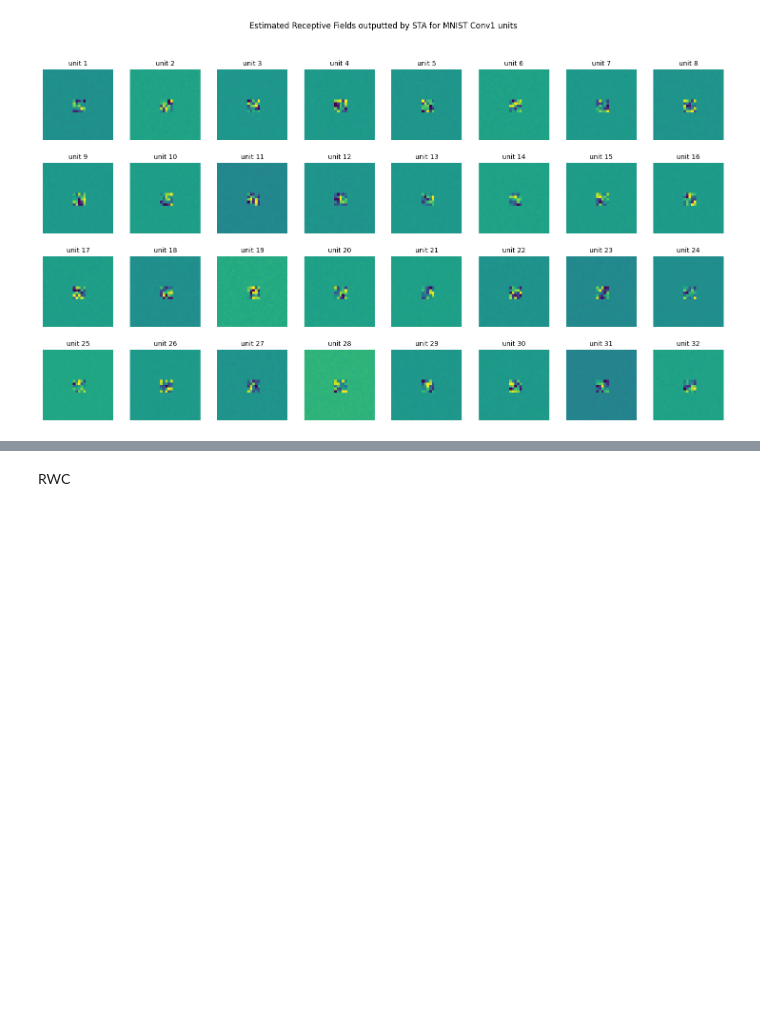
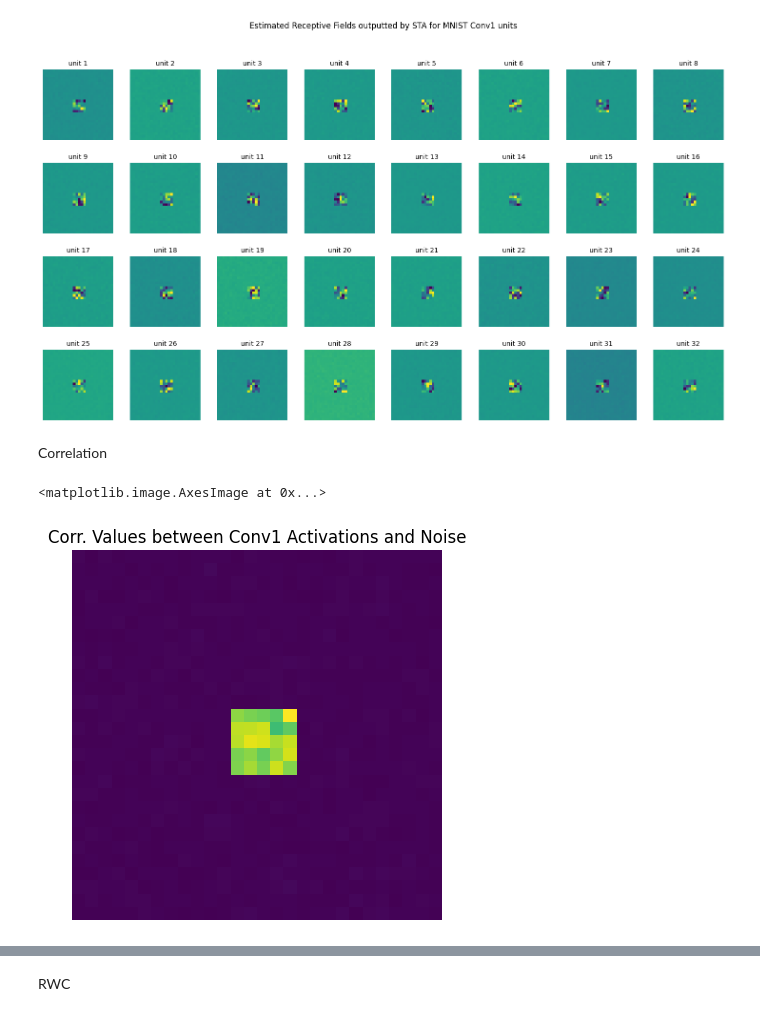
Before and after one commit to gurooria/ResponseWeightedAnalysis, a Jupyter notebook: MNIST_rf.ipynb, the cells around one changed output, grey strips where cells are left out. Cells and saved outputs as stored; diff of their text form; code cells hidden in the pictures; blank space fills up the shorter version.

Commit message:
correlation method to find rf updated

```diff
--- a/MNIST_rf.ipynb
+++ b/MNIST_rf.ipynb
@@ -87,7 +87,7 @@ plt.show()
 NBatches = 50
 BSize = 1000
 zeroMean = True
-layer = 'conv1'
+layer = 'conv2'
 # %%
 act_conv2, noise2 = ActRecorder_mnist(layer, net, NBatches=NBatches, BSize=BSize, zeroMean=zeroMean)
 print(noise2.min(), noise2.max(), noise2.mean())
@@ -169,3 +169,5 @@ plt.gcf().set_size_inches(15, 9)
 plt.show()
 # %% [output]
 [figure]
+# %% [markdown]
+Correlation
@@ -171,0 +176,23 @@ plt.show()
+# %%
+# calculate the correlation between act_conv1 and each pixel value of noise1
+correlation = np.zeros((noise1.shape[1], noise1.shape[2])) # mask to store the correlation values
+
+# go through each pixel value of noise1
+with tqdm(total=act_conv1.shape[0]*noise1.shape[1]*noise1.shape[2]) as pbar:
+    for i in range(act_conv1.shape[0]):
+        for j in range(noise1.shape[1]):
+            for k in range(noise1.shape[2]):
+                correlation[j, k] += abs(np.corrcoef(act_conv1[i].flatten(), noise1[:, j, k].flatten())[0, 1])
+                pbar.update(1)
+
+# get the average correlation value
+correlation = correlation / act_conv1.shape[0]
+# %%
+# shows the correlation values as a plot
+to_show = (correlation - correlation.min()) / (correlation.max() - correlation.min()) # normalise to [0, 1]
+plt.axis('off')
+plt.title('Corr. Values between Conv1 Activations and Noise')
+plt.imshow(to_show)
+# %% [output]
+<matplotlib.image.AxesImage at 0x...>
+[figure, added]
```
Also changed, not shown: parts of 14 cells of this notebook.
